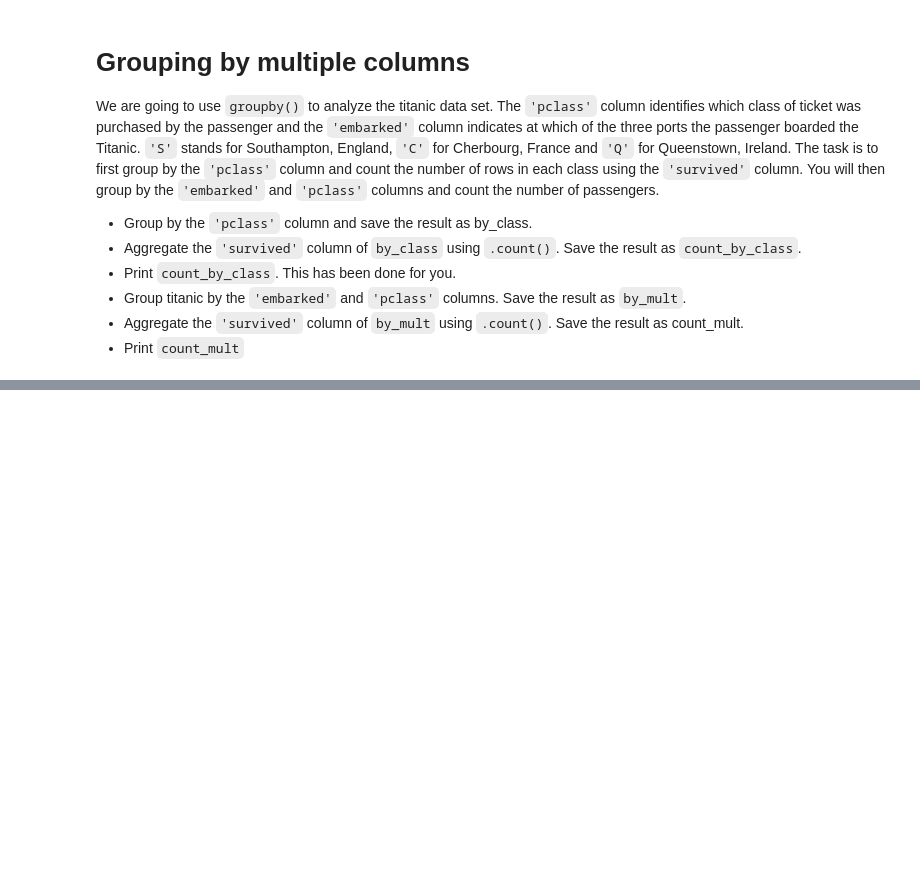
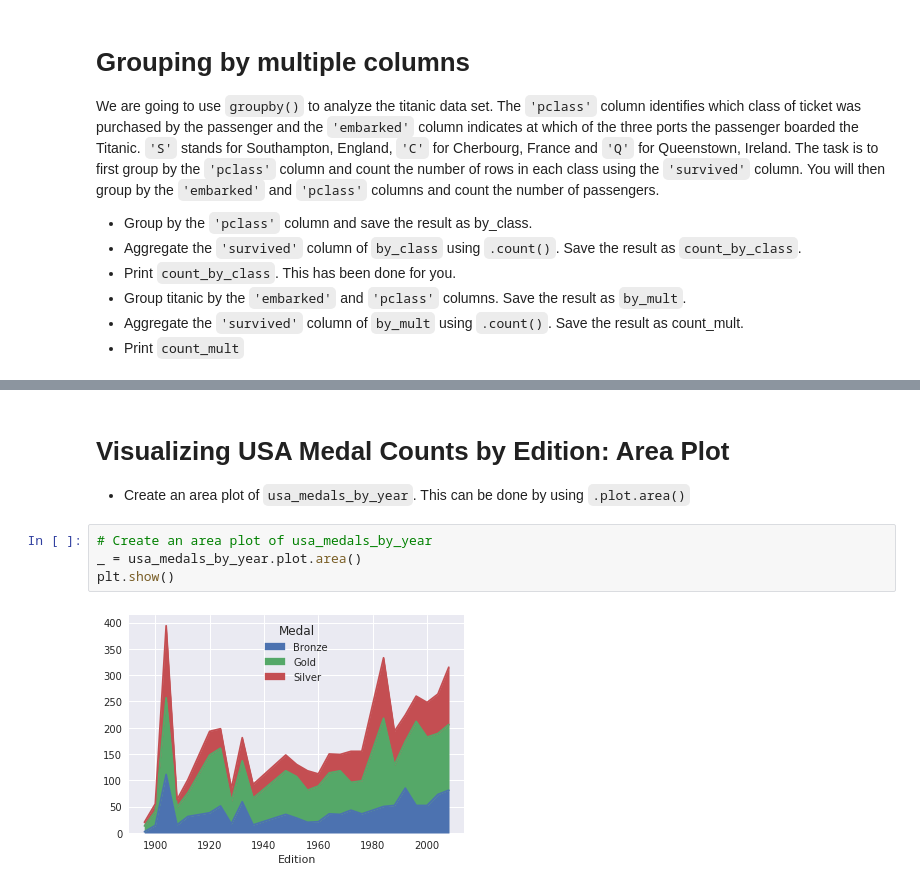
Before and after one commit to ezechidc/datacamp_notes, a Jupyter notebook: Manipulating DataFrames with pandas/Manipulating DataFrames with pandas.ipynb, the cells around one changed output, grey strips where cells are left out. Drawn from its saved outputs; the diff is of its cells as text; blank space fills up the shorter version.

```diff
--- a/Manipulating DataFrames with pandas/Manipulating DataFrames with pandas.ipynb
+++ b/Manipulating DataFrames with pandas/Manipulating DataFrames with pandas.ipynb
@@ -555,0 +1391,9 @@ The `'pclass'` column identifies which class of ticket was purchased by the pass
+# %% [markdown]
+# Visualizing USA Medal Counts by Edition: Area Plot
+- Create an area plot of `usa_medals_by_year`. This can be done by using `.plot.area()`
+# %%
+# Create an area plot of usa_medals_by_year
+_ = usa_medals_by_year.plot.area()
+plt.show()
+# %% [output]
+[figure, added]
```
Also changed, not shown: parts of 72 cells of this notebook, 14 other files.
